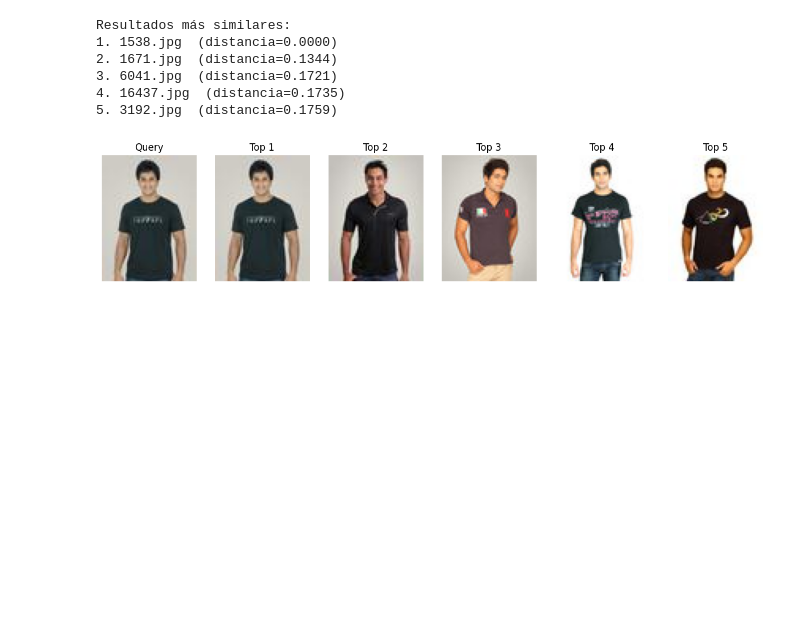
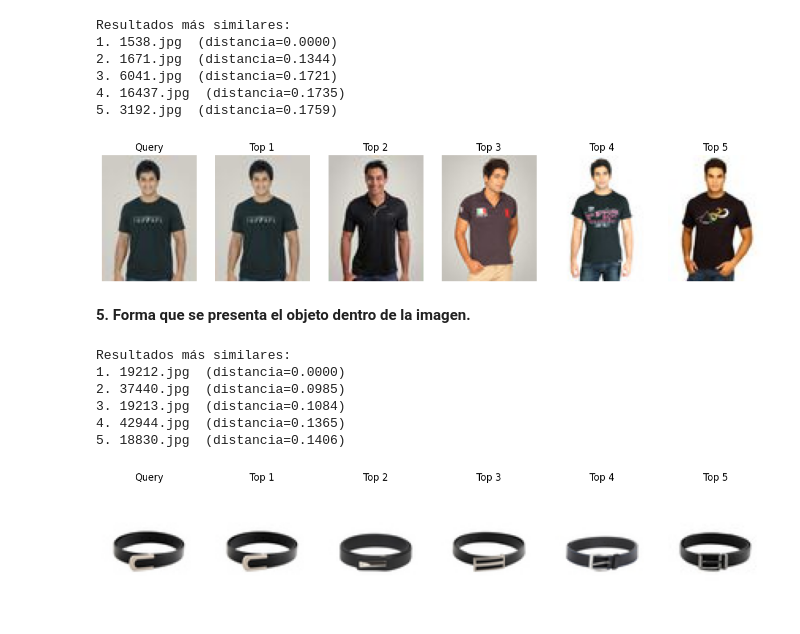
Before and after one commit to cabustillo13/visual-search-voxel51, a Jupyter notebook: visual_search.ipynb, the cells around one changed output. Cells and saved outputs as stored; diff of their text form; code cells hidden in the pictures; blank space fills up the shorter version.

```diff
--- a/visual_search.ipynb
+++ b/visual_search.ipynb
@@ -222,3 +230,17 @@ Resultados más similares:
 4. 16437.jpg  (distancia=0.1735)
 5. 3192.jpg  (distancia=0.1759)
 [figure]
+# %% [markdown]
+**5. Forma que se presenta el objeto dentro de la imagen.**
+# %%
+query_path = "images_test/prueba_5.jpg"
+results = search_similar(MODELO, query_path, top_k=5)
+show_results(query_path, results)
+# %% [output]
+Resultados más similares:
+1. 19212.jpg  (distancia=0.0000)
+2. 37440.jpg  (distancia=0.0985)
+3. 19213.jpg  (distancia=0.1084)
+4. 42944.jpg  (distancia=0.1365)
+5. 18830.jpg  (distancia=0.1406)
+[figure, added]
```
Also changed, not shown: parts of 6 cells of this notebook, 2 other files.
